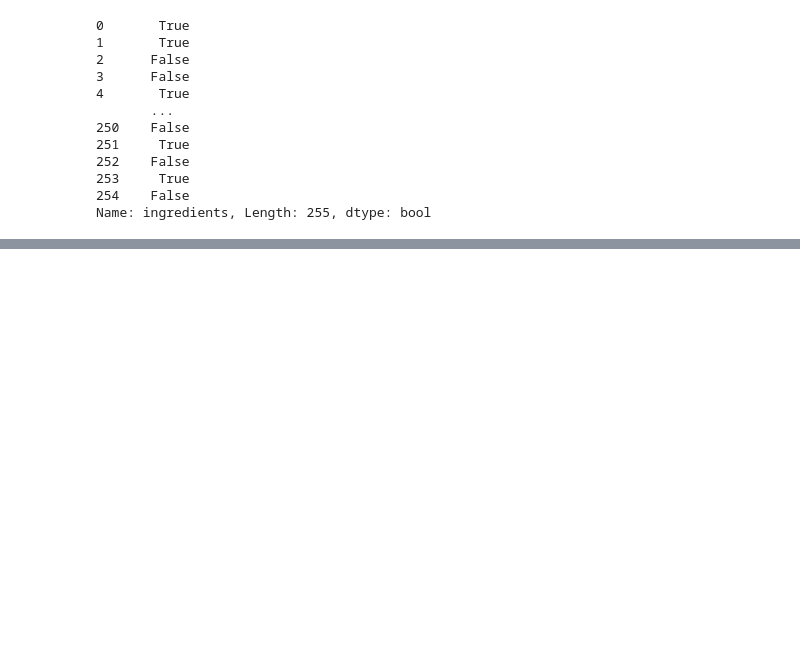
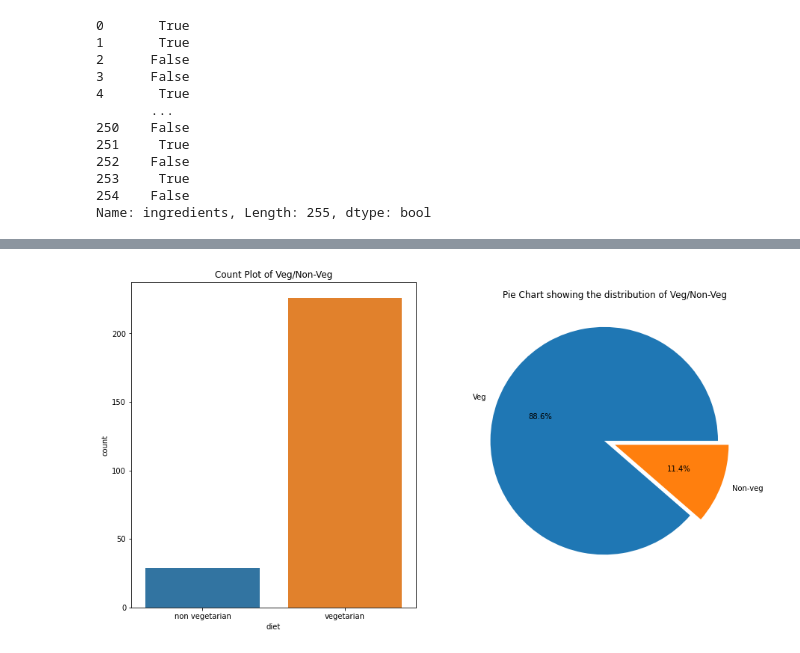
Before and after one commit to NickCunnington/Indian_food_project, a Jupyter notebook: data_cleaning.ipynb, the cells around one changed output, grey strips where cells are left out. Saved outputs shown, nothing was run; the diff lists cells and outputs as text; code cells hidden in the pictures; blank space fills up the shorter version.

```diff
--- a/data_cleaning.ipynb
+++ b/data_cleaning.ipynb
@@ -87,0 +136,14 @@ ValueError: The truth value of a Series is ambiguous. Use a.empty, a.bool(), a.i
+# %%
+plt.subplot(1,2,1)
+sns.countplot(food.diet)
+plt.title("Count Plot of Veg/Non-Veg")
+
+plt.subplot(1,2,2)
+x = food.diet.value_counts()
+explode = [0.1,0]
+labels = ['Veg', 'Non-veg']
+plt.pie(x, explode = explode, labels = labels, autopct = '%.1f%%')
+plt.title("Pie Chart showing the distribution of Veg/Non-Veg")
+plt.show()
+# %% [output]
+[figure, added]
```
Also changed, not shown: parts of 41 cells of this notebook.
